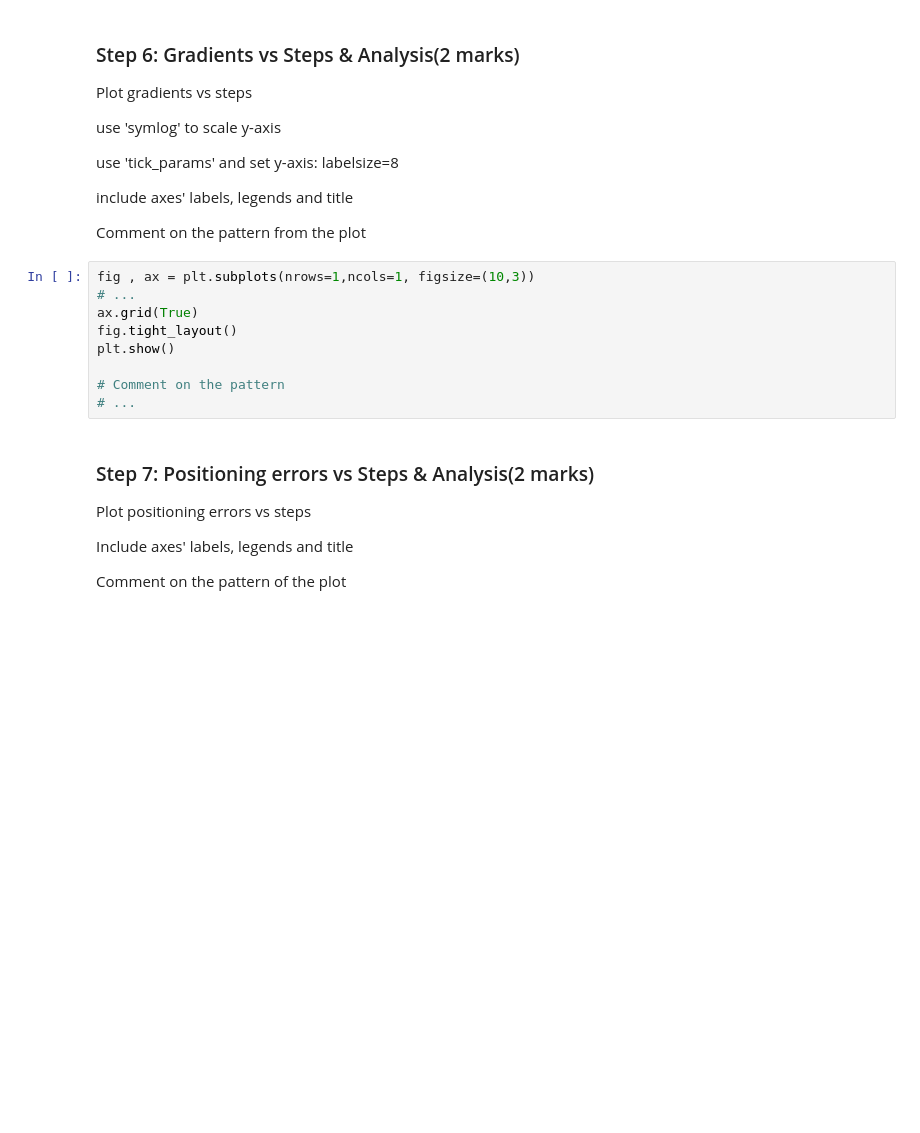
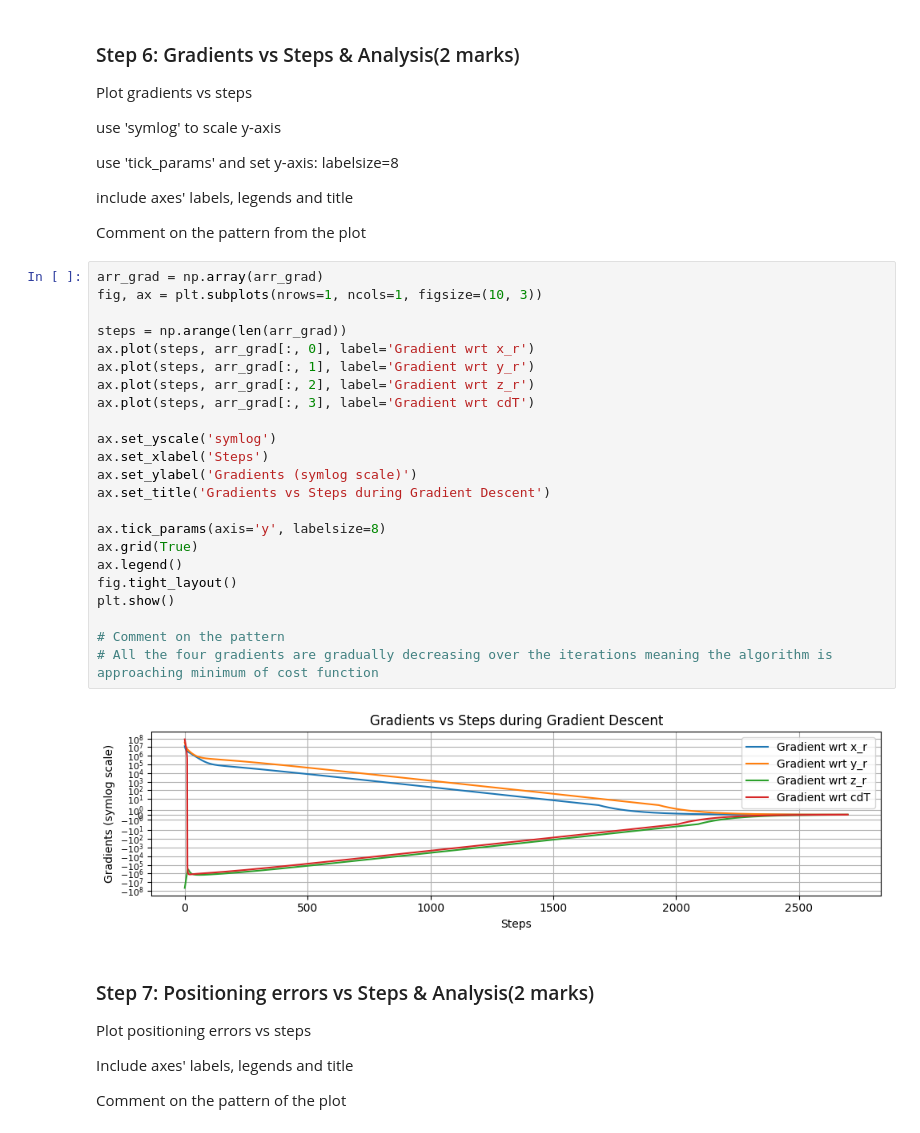
Before and after one commit to MusadSaiyed7/engg680_2024_fall, a Jupyter notebook: Lab_Assignment3/Assignment3.ipynb, the cells around one changed output. Saved outputs shown, nothing was run; the diff lists cells and outputs as text; blank space fills up the shorter version.

Commit message:
Completee Step 6: Gradients vs Steps & Analysis

```diff
--- a/Lab_Assignment3/Assignment3.ipynb
+++ b/Lab_Assignment3/Assignment3.ipynb
@@ -279,15 +279,31 @@ use 'tick_params' and set y-axis: labelsize=8
 include axes' labels, legends and title
 
 Comment on the pattern from the plot
-# %%
-fig , ax = plt.subplots(nrows=1,ncols=1, figsize=(10,3))
-# ...
-ax.grid(True)
-fig.tight_layout()
-plt.show()
-
-# Comment on the pattern
-# ...
+# %%
+arr_grad = np.array(arr_grad)
+fig, ax = plt.subplots(nrows=1, ncols=1, figsize=(10, 3))
+
+steps = np.arange(len(arr_grad))
+ax.plot(steps, arr_grad[:, 0], label='Gradient wrt x_r')
+ax.plot(steps, arr_grad[:, 1], label='Gradient wrt y_r')
+ax.plot(steps, arr_grad[:, 2], label='Gradient wrt z_r')
+ax.plot(steps, arr_grad[:, 3], label='Gradient wrt cdT')
+
+ax.set_yscale('symlog')
+ax.set_xlabel('Steps')
+ax.set_ylabel('Gradients (symlog scale)')
+ax.set_title('Gradients vs Steps during Gradient Descent')
+
+ax.tick_params(axis='y', labelsize=8)
+ax.grid(True)
+ax.legend()
+fig.tight_layout()
+plt.show()
+
+# Comment on the pattern
+# All the four gradients are gradually decreasing over the iterations meaning the algorithm is approaching minimum of cost function
+# %% [output]
+[figure, added]
 # %% [markdown]
 ### Step 7: Positioning errors vs Steps & Analysis(2 marks)
 Plot positioning errors vs steps
```
